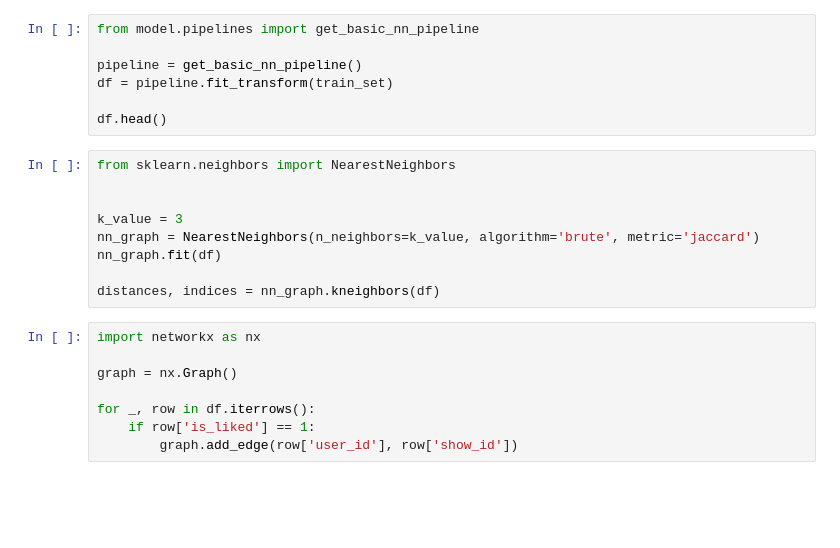
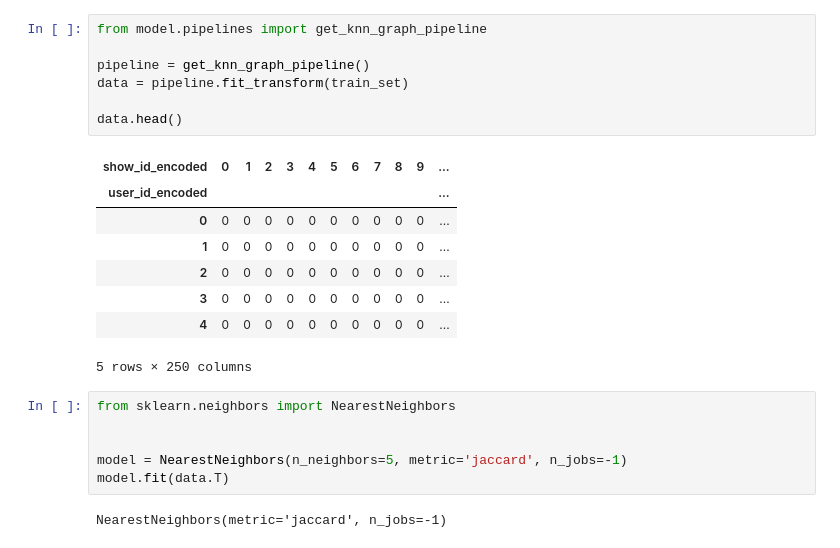
Before and after one commit to laaksomavrick/canihasashowplz, a Jupyter notebook: model/model.ipynb, the cells around one changed output. Cells and saved outputs as stored; diff of their text form; blank space fills up the shorter version.

```diff
--- a/model/model.ipynb
+++ b/model/model.ipynb
@@ -7,24 +14,24 @@ train_set.head()
 # %%
-from model.pipelines import get_basic_nn_pipeline
+from model.pipelines import get_knn_graph_pipeline
 
-pipeline = get_basic_nn_pipeline()
-df = pipeline.fit_transform(train_set)
+pipeline = get_knn_graph_pipeline()
+data = pipeline.fit_transform(train_set)
 
-df.head()
+data.head()
+# %% [output]
+| show_id_encoded | 0 | 1 | 2 | 3 | 4 | 5 | 6 | 7 | 8 | 9 | ... |
+| user_id_encoded |  |  |  |  |  |  |  |  |  |  | ... |
+| 0 | 0 | 0 | 0 | 0 | 0 | 0 | 0 | 0 | 0 | 0 | ... |
+| 1 | 0 | 0 | 0 | 0 | 0 | 0 | 0 | 0 | 0 | 0 | ... |
+| 2 | 0 | 0 | 0 | 0 | 0 | 0 | 0 | 0 | 0 | 0 | ... |
+| 3 | 0 | 0 | 0 | 0 | 0 | 0 | 0 | 0 | 0 | 0 | ... |
+| 4 | 0 | 0 | 0 | 0 | 0 | 0 | 0 | 0 | 0 | 0 | ... |
+5 rows × 250 columns
 # %%
 from sklearn.neighbors import NearestNeighbors
 
 
-k_value = 3
-nn_graph = NearestNeighbors(n_neighbors=k_value, algorithm='brute', metric='jaccard')
-nn_graph.fit(df)
-
-distances, indices = nn_graph.kneighbors(df)
+model = NearestNeighbors(n_neighbors=5, metric='jaccard', n_jobs=-1)
+model.fit(data.T)
+# %% [output]
+NearestNeighbors(metric='jaccard', n_jobs=-1)
-# %%
-import networkx as nx
-
-graph = nx.Graph()
-
-for _, row in df.iterrows():
-    if row['is_liked'] == 1:
-        graph.add_edge(row['user_id'], row['show_id'])
```
Also changed, not shown: parts of 7 cells of this notebook, 7 other files.
